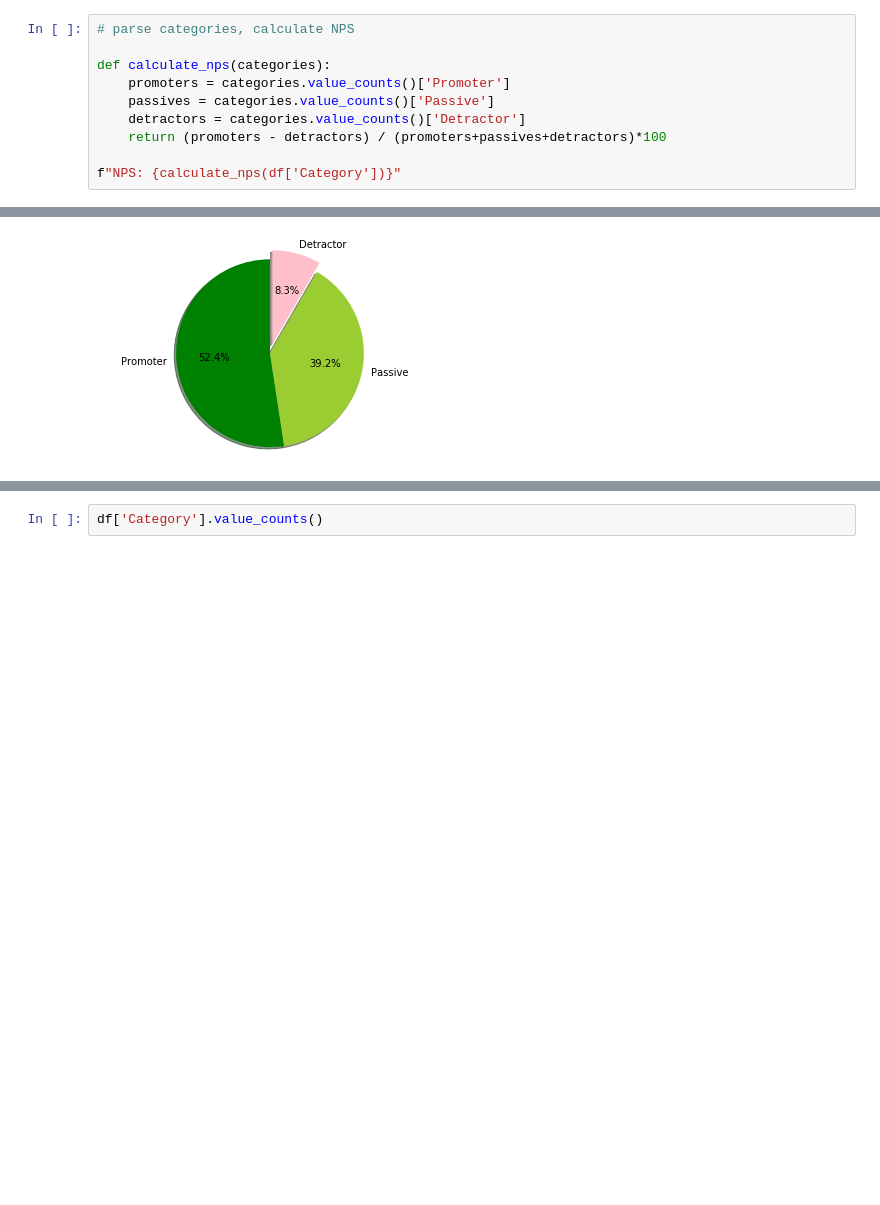
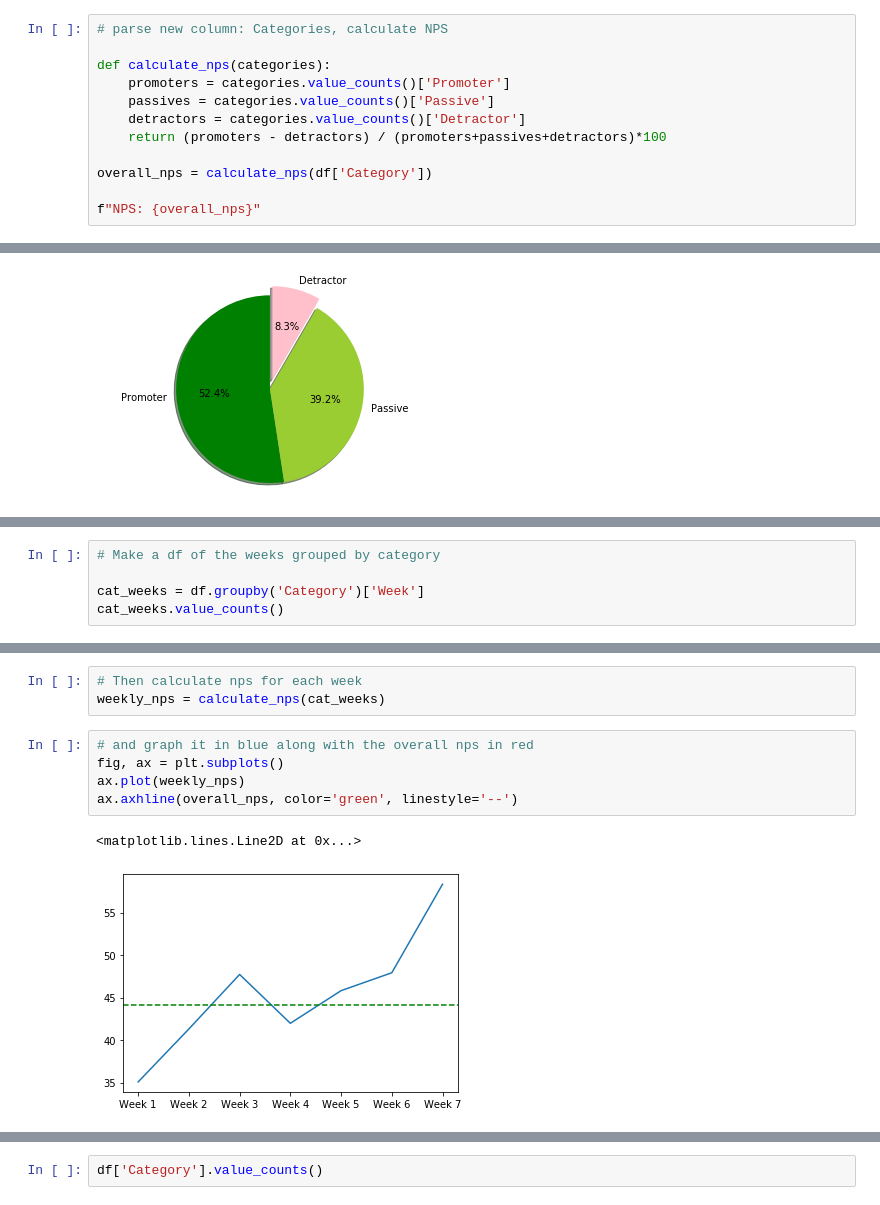
Before and after one commit to SamirIngley/DS1.1-Data-Analysis, a Jupyter notebook: Notebooks/Midterm _NPS.ipynb, the cells around one changed output, grey strips where cells are left out. Drawn from its saved outputs; the diff is of its cells as text; blank space fills up the shorter version.

```diff
--- a/Notebooks/Midterm _NPS.ipynb
+++ b/Notebooks/Midterm _NPS.ipynb
@@ -97,7 +109,7 @@ df.head(10)
 | 8 | 101 | Santa Clara | Apps | Week 1 | 5 | A little too slow | Detractor |
 | 9 | 124 | Santa Clara | Apps | Week 1 | 5 | Just right | Detractor |
 # %%
-# parse categories, calculate NPS
+# parse new column: Categories, calculate NPS
 
 def calculate_nps(categories):
     promoters = categories.value_counts()['Promoter']
@@ -105,7 +117,9 @@ def calculate_nps(categories):
     detractors = categories.value_counts()['Detractor']
     return (promoters - detractors) / (promoters+passives+detractors)*100
 
-f"NPS: {calculate_nps(df['Category'])}"
+overall_nps = calculate_nps(df['Category'])
+
+f"NPS: {overall_nps}"
 # %% [output]
 'NPS: 44.06896551724138'
 # %% [markdown]
@@ -143,0 +231,5 @@ plt.axis('equal')
+# %%
+# Make a df of the weeks grouped by category
+
+cat_weeks = df.groupby('Category')['Week']
+cat_weeks.value_counts()
@@ -143,0 +254,11 @@ plt.axis('equal')
+# %%
+# Then calculate nps for each week
+weekly_nps = calculate_nps(cat_weeks)
+# %%
+# and graph it in blue along with the overall nps in red
+fig, ax = plt.subplots()
+ax.plot(weekly_nps)
+ax.axhline(overall_nps, color='green', linestyle='--')
+# %% [output]
+<matplotlib.lines.Line2D at 0x...>
+[figure, added]
```
Also changed, not shown: parts of 59 cells of this notebook.
